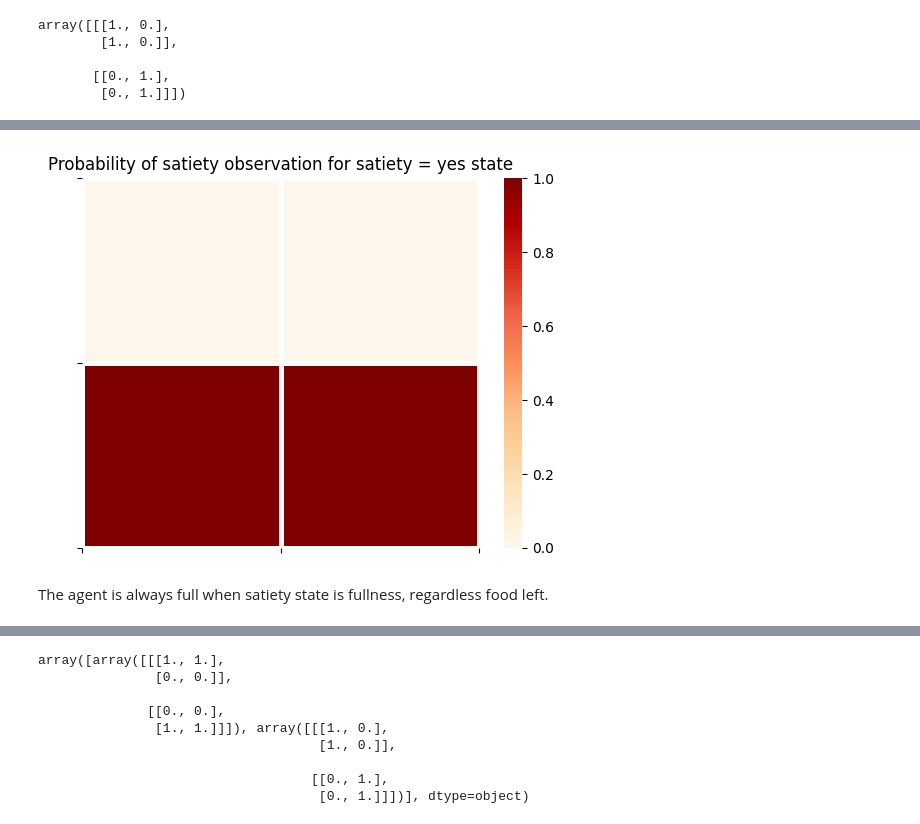
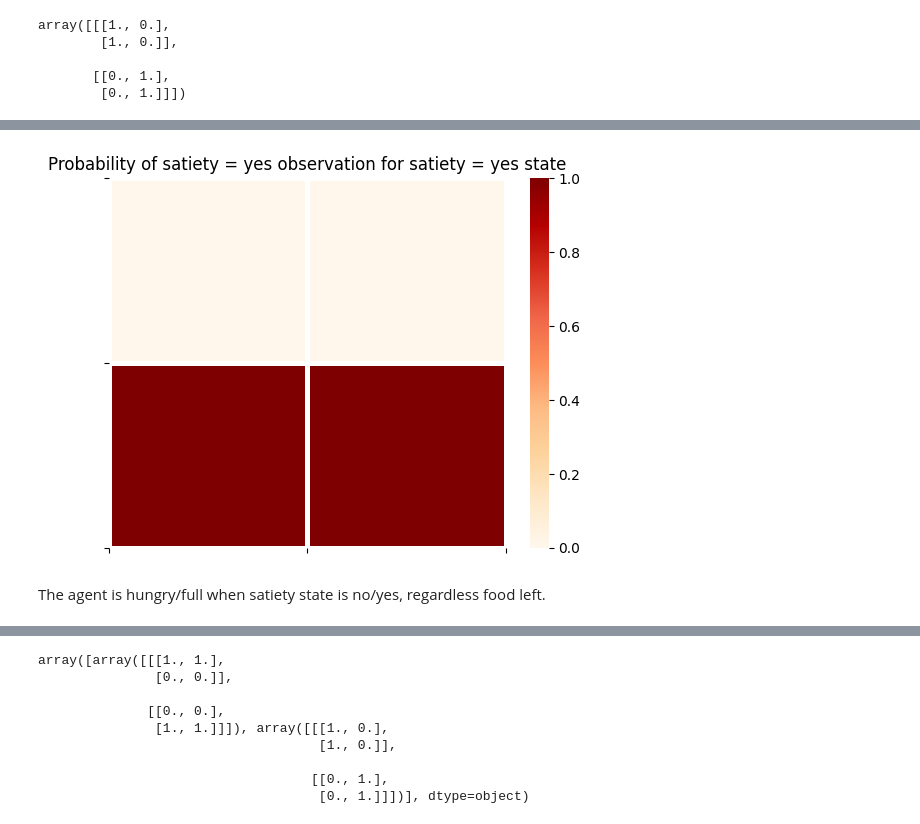
Before and after one commit to mahault/Multi-agent-sustainability, a Jupyter notebook: Sust_AIF.ipynb, the cells around one changed output, grey strips where cells are left out. Saved outputs shown, nothing was run; the diff lists cells and outputs as text; code cells hidden in the pictures.

```diff
--- a/Sust_AIF.ipynb
+++ b/Sust_AIF.ipynb
@@ -254,6 +274,6 @@ The above is an identity, since if food is not present the satiety is the same.
 # %%
-utils.plot_likelihood(A[1][:,:,1], title = 'Probability of satiety observation for satiety = yes state')
+utils.plot_likelihood(A[1][:,:,1], title = 'Probability of satiety = yes observation for satiety = yes state')
 # %% [output]
-[figure, old version]
+[figure, new version]
 # %% [markdown]
-The agent is always full when satiety state is fullness, regardless food left.
+The agent is hungry/full when satiety state is no/yes, regardless food left.
```
Also changed, not shown: parts of 82 cells of this notebook.
